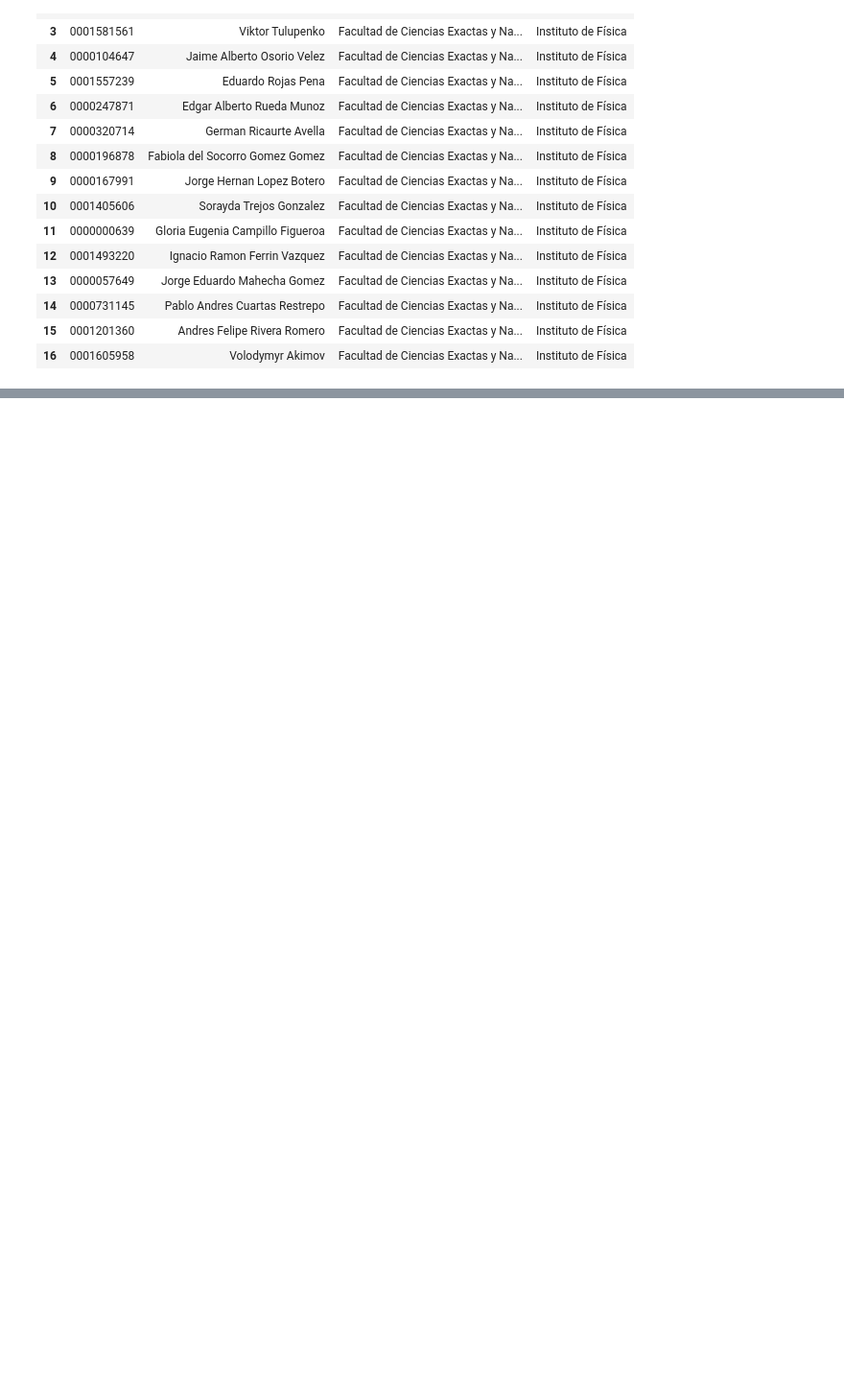
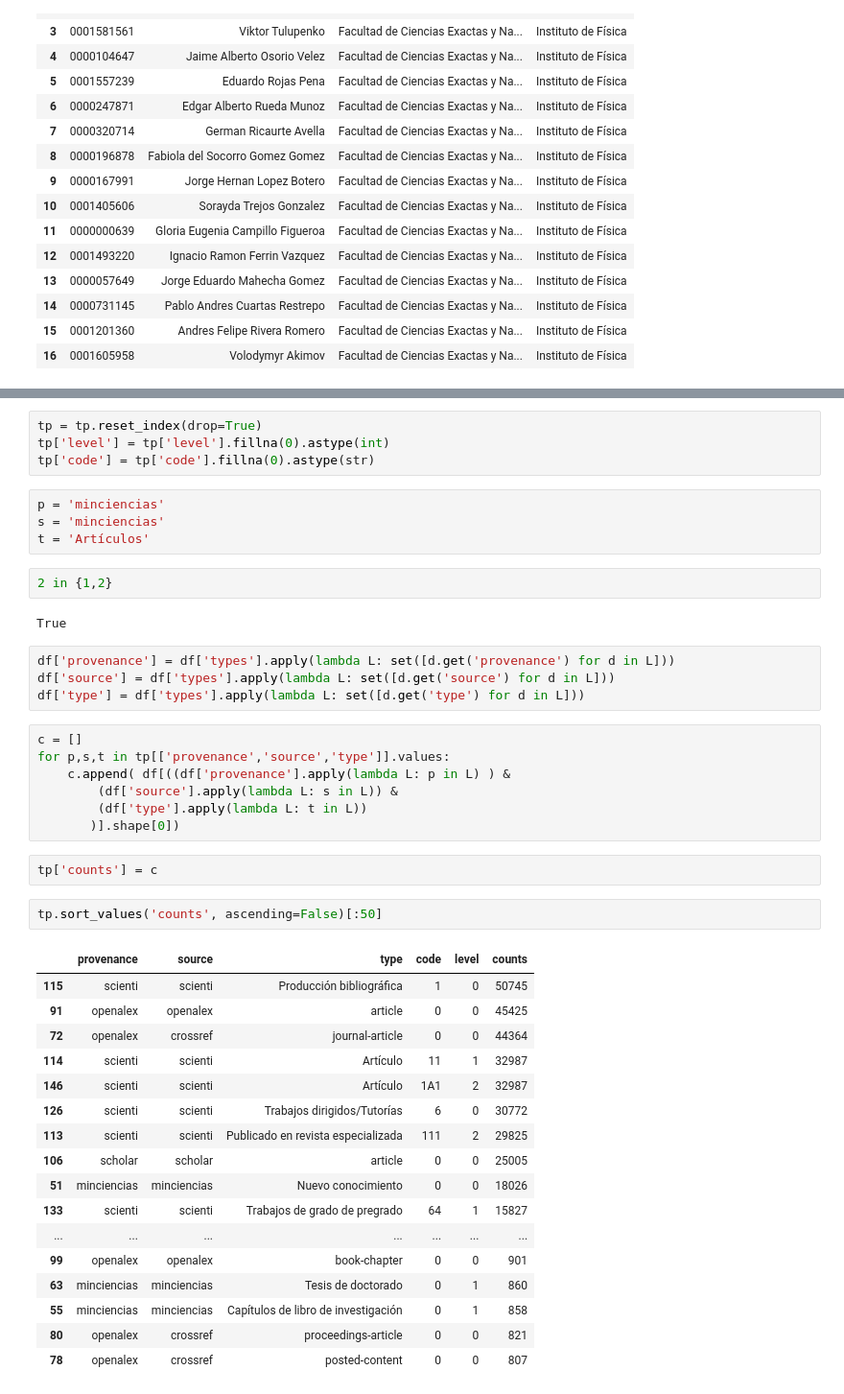
Before and after one commit to restrepo/udea.ipynb, a Jupyter notebook: udea.ipynb, the cells around one changed output, grey strips where cells are left out. Shown at 96% size. Saved outputs shown, nothing was run; the diff lists cells and outputs as text; blank space fills up the shorter version.

```diff
--- a/udea.ipynb
+++ b/udea.ipynb
@@ -488,0 +507,45 @@ in Instituto de Física
+# %%
+tp = tp.reset_index(drop=True)
+tp['level'] = tp['level'].fillna(0).astype(int)
+tp['code'] = tp['code'].fillna(0).astype(str)
+# %%
+p = 'minciencias'
+s = 'minciencias'
+t = 'Artículos'
+# %%
+2 in {1,2}
+# %% [output]
+True
+# %%
+df['provenance'] = df['types'].apply(lambda L: set([d.get('provenance') for d in L]))
+df['source'] = df['types'].apply(lambda L: set([d.get('source') for d in L]))
+df['type'] = df['types'].apply(lambda L: set([d.get('type') for d in L]))
+# %%
+c = []
+for p,s,t in tp[['provenance','source','type']].values:
+    c.append( df[((df['provenance'].apply(lambda L: p in L) ) &
+        (df['source'].apply(lambda L: s in L)) &
+        (df['type'].apply(lambda L: t in L))
+       )].shape[0])
+# %%
+tp['counts'] = c
+# %%
+tp.sort_values('counts', ascending=False)[:50]
+# %% [output]
+|  | provenance | source | type | code | level | counts |
+| 115 | scienti | scienti | Producción bibliográfica | 1 | 0 | 50745 |
+| 91 | openalex | openalex | article | 0 | 0 | 45425 |
+| 72 | openalex | crossref | journal-article | 0 | 0 | 44364 |
+| 114 | scienti | scienti | Artículo | 11 | 1 | 32987 |
+| 146 | scienti | scienti | Artículo | 1A1 | 2 | 32987 |
+| 126 | scienti | scienti | Trabajos dirigidos/Tutorías | 6 | 0 | 30772 |
+| 113 | scienti | scienti | Publicado en revista especializada | 111 | 2 | 29825 |
+| 106 | scholar | scholar | article | 0 | 0 | 25005 |
+| 51 | minciencias | minciencias | Nuevo conocimiento | 0 | 0 | 18026 |
+| 133 | scienti | scienti | Trabajos de grado de pregrado | 64 | 1 | 15827 |
+| ... | ... | ... | ... | ... | ... | ... |
+| 99 | openalex | openalex | book-chapter | 0 | 0 | 901 |
+| 63 | minciencias | minciencias | Tesis de doctorado | 0 | 1 | 860 |
+| 55 | minciencias | minciencias | Capítulos de libro de investigación | 0 | 1 | 858 |
+| 80 | openalex | crossref | proceedings-article | 0 | 0 | 821 |
+| 78 | openalex | crossref | posted-content | 0 | 0 | 807 |
```
Also changed, not shown: parts of 24 cells of this notebook.
